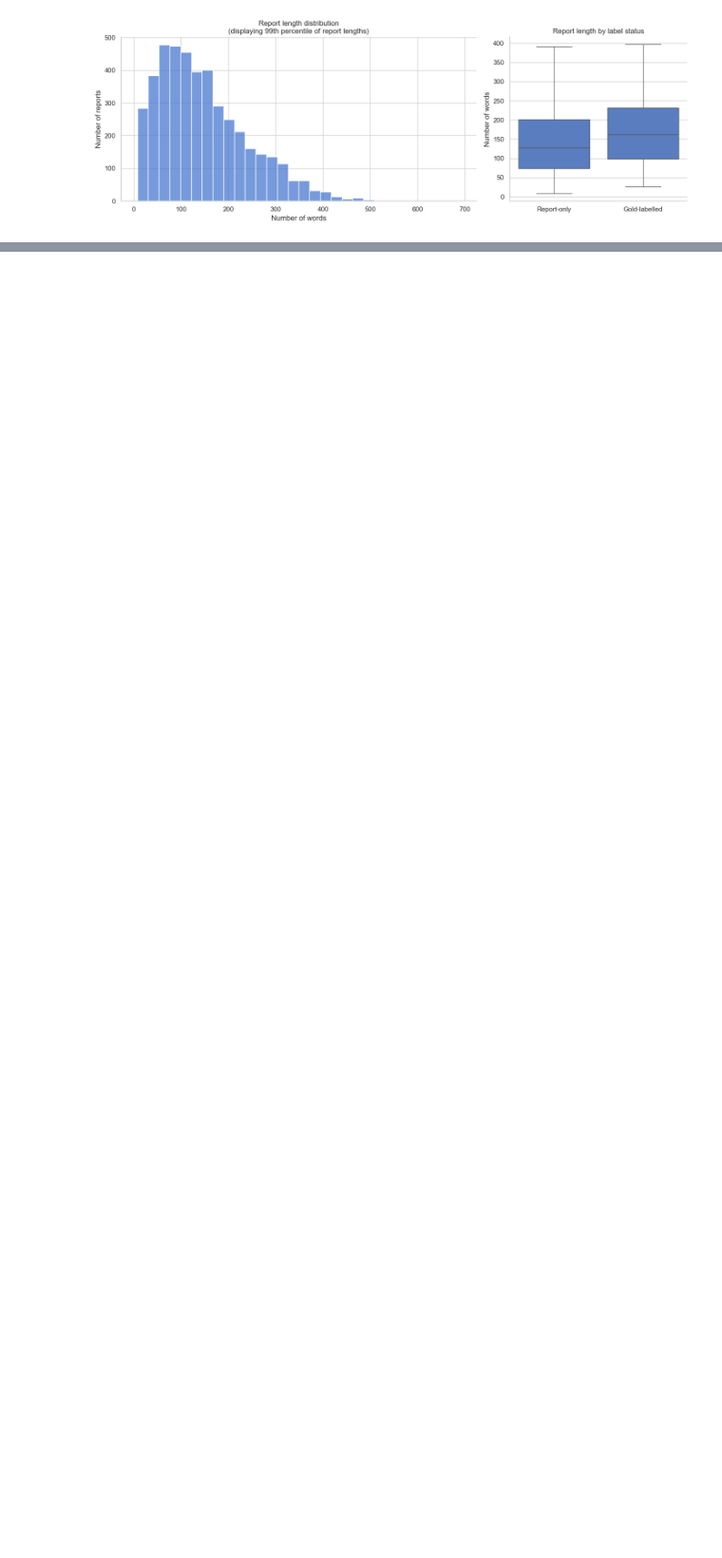
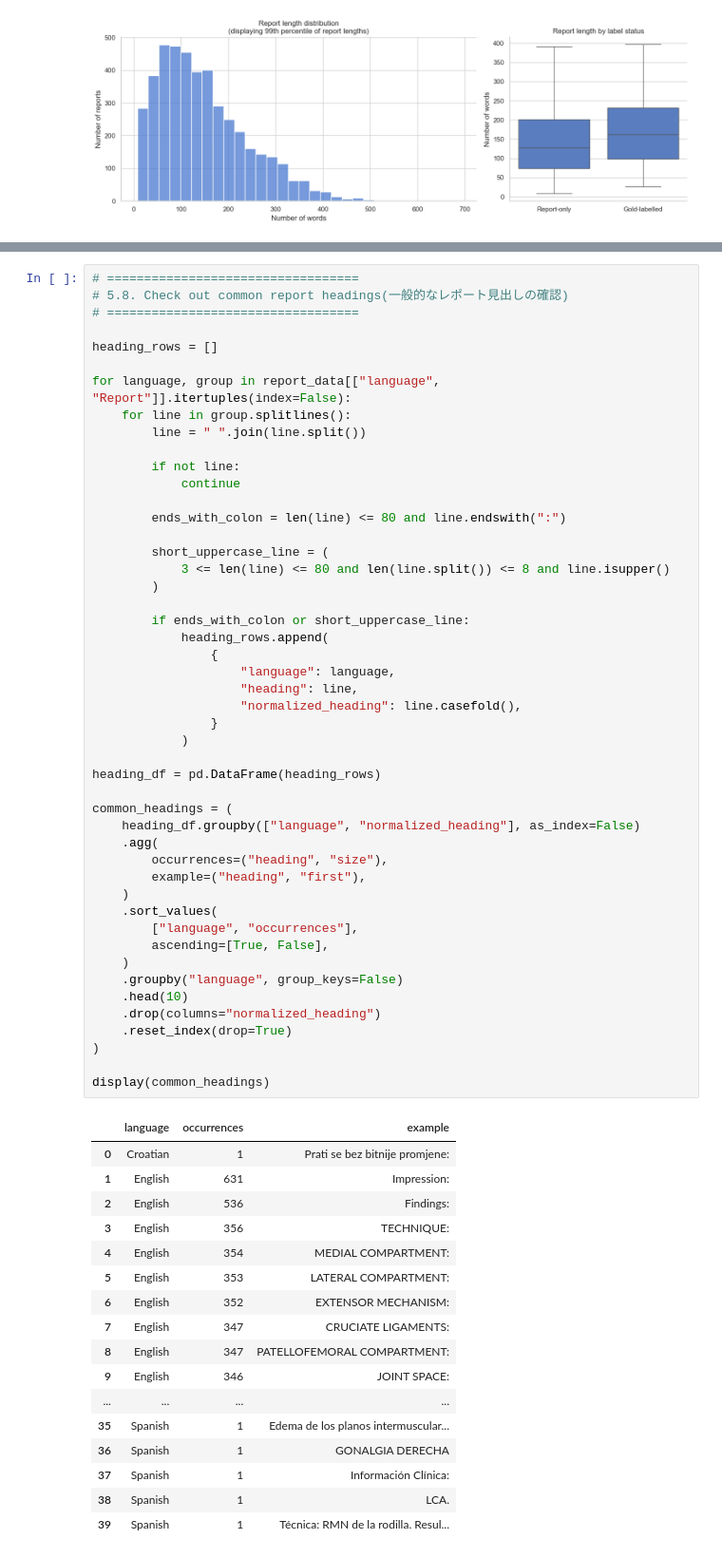
Before and after one commit to PandaDev0069/Kaggle, a Jupyter notebook: RSNA_Knee_EDA.ipynb, the cells around one changed output, grey strips where cells are left out. Shown at 95% size. Drawn from its saved outputs; the diff is of its cells as text; blank space fills up the shorter version.

```diff
--- a/RSNA_Knee_EDA.ipynb
+++ b/RSNA_Knee_EDA.ipynb
@@ -1117,0 +1516,66 @@ plt.show()
+# %%
+# ==================================
+# 5.8. Check out common report headings(一般的なレポート見出しの確認)
+# ==================================
+
+heading_rows = []
+
+for language, group in report_data[["language", "Report"]].itertuples(index=False):
+    for line in group.splitlines():
+        line = " ".join(line.split())
+
+        if not line:
+            continue
+
+        ends_with_colon = len(line) <= 80 and line.endswith(":")
+
+        short_uppercase_line = (
+            3 <= len(line) <= 80 and len(line.split()) <= 8 and line.isupper()
+        )
+
+        if ends_with_colon or short_uppercase_line:
+            heading_rows.append(
+                {
+                    "language": language,
+                    "heading": line,
+                    "normalized_heading": line.casefold(),
+                }
+            )
+
+heading_df = pd.DataFrame(heading_rows)
+
+common_headings = (
+    heading_df.groupby(["language", "normalized_heading"], as_index=False)
+    .agg(
+        occurrences=("heading", "size"),
+        example=("heading", "first"),
+    )
+    .sort_values(
+        ["language", "occurrences"],
+        ascending=[True, False],
+    )
+    .groupby("language", group_keys=False)
+    .head(10)
+    .drop(columns="normalized_heading")
+    .reset_index(drop=True)
+)
+
+display(common_headings)
+# %% [output]
+|  | language | occurrences | example |
+| 0 | Croatian | 1 | Prati se bez bitnije promjene: |
+| 1 | English | 631 | Impression: |
+| 2 | English | 536 | Findings: |
+| 3 | English | 356 | TECHNIQUE: |
+| 4 | English | 354 | MEDIAL COMPARTMENT: |
+| 5 | English | 353 | LATERAL COMPARTMENT: |
+| 6 | English | 352 | EXTENSOR MECHANISM: |
+| 7 | English | 347 | CRUCIATE LIGAMENTS: |
+| 8 | English | 347 | PATELLOFEMORAL COMPARTMENT: |
+| 9 | English | 346 | JOINT SPACE: |
+| ... | ... | ... | ... |
+| 35 | Spanish | 1 | Edema de los planos intermuscular... |
+| 36 | Spanish | 1 | GONALGIA DERECHA |
+| 37 | Spanish | 1 | Información Clínica: |
+| 38 | Spanish | 1 | LCA. |
+| 39 | Spanish | 1 | Técnica: RMN de la rodilla. Resul... |
```
Also changed, not shown: parts of 23 cells of this notebook.
